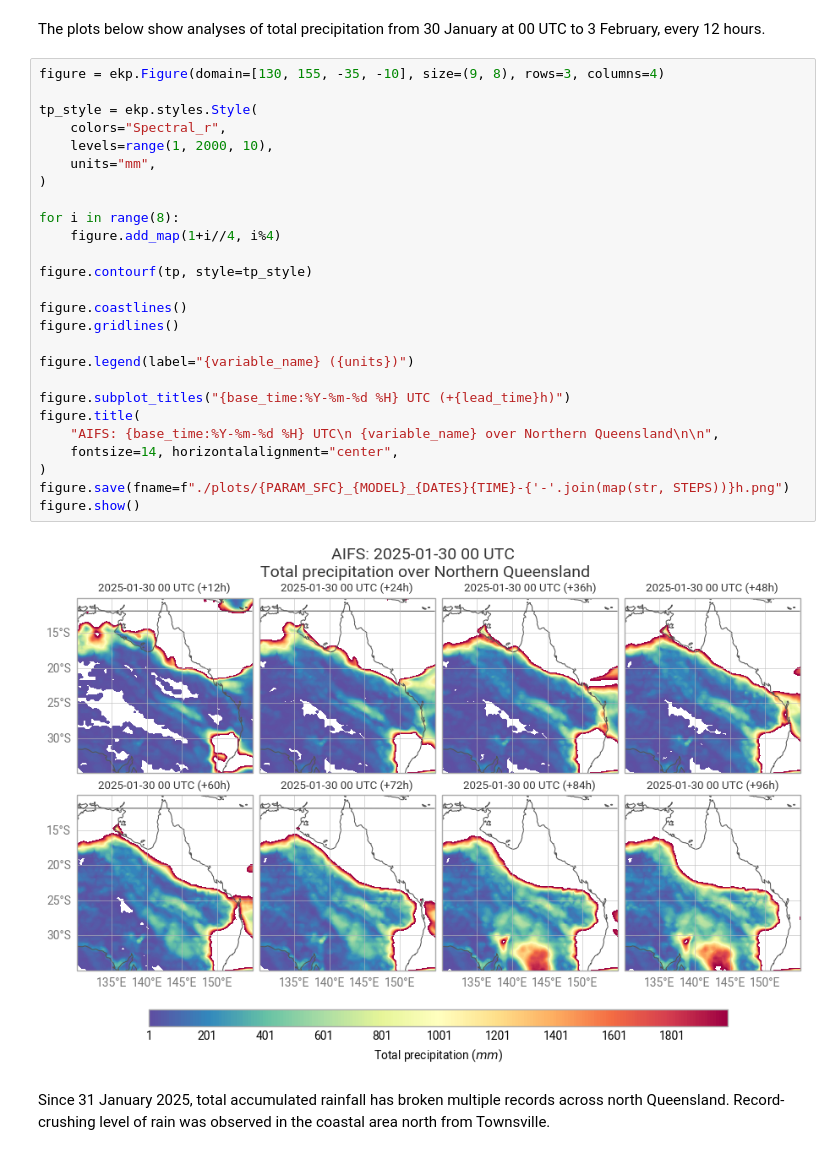
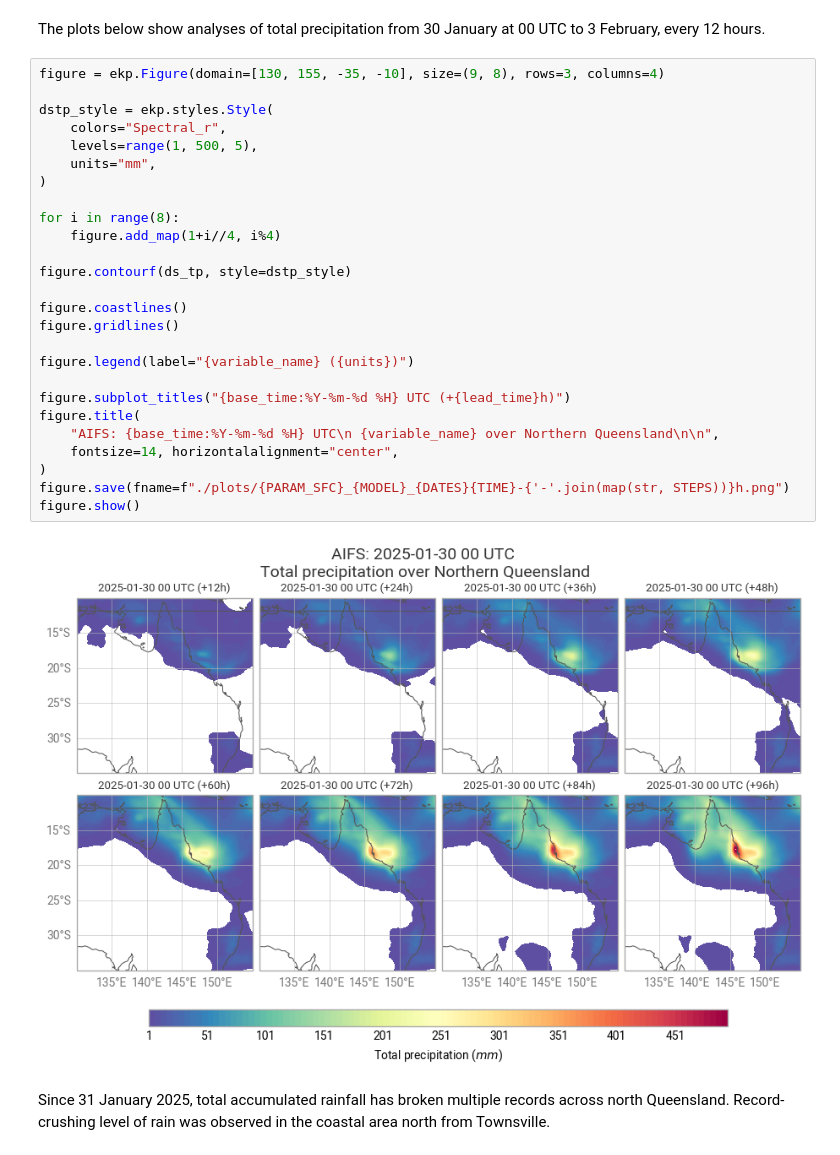
Before and after one commit to ECMWFCode4Earth/open-data-explorer, a Jupyter notebook: openDataVisio/examples/heavy-rain-aifs.ipynb, the cells around one changed output. Saved outputs shown, nothing was run; the diff lists cells and outputs as text.

```diff
--- a/openDataVisio/examples/heavy-rain-aifs.ipynb
+++ b/openDataVisio/examples/heavy-rain-aifs.ipynb
@@ -237,30 +218,30 @@ The plots below show analyses of total precipitation from 30 January at 00 UTC t
 # %%
 figure = ekp.Figure(domain=[130, 155, -35, -10], size=(9, 8), rows=3, columns=4)
 
-tp_style = ekp.styles.Style(
+dstp_style = ekp.styles.Style(
     colors="Spectral_r",
-    levels=range(1, 2000, 10),
+    levels=range(1, 500, 5),
     units="mm",
 )
 
 for i in range(8):
     figure.add_map(1+i//4, i%4)
 
-figure.contourf(tp, style=tp_style)
+figure.contourf(ds_tp, style=dstp_style)
 
 figure.coastlines()
 figure.gridlines()
 
 figure.legend(label="{variable_name} ({units})")
 
 figure.subplot_titles("{base_time:%Y-%m-%d %H} UTC (+{lead_time}h)")
 figure.title(
     "AIFS: {base_time:%Y-%m-%d %H} UTC\n {variable_name} over Northern Queensland\n\n",
     fontsize=14, horizontalalignment="center",
 )
 figure.save(fname=f"./plots/{PARAM_SFC}_{MODEL}_{DATES}{TIME}-{'-'.join(map(str, STEPS))}h.png")
 figure.show()
 # %% [output]
-[figure, old version]
+[figure, new version]
 # %% [markdown]
 Since 31 January 2025, total accumulated rainfall has broken multiple records across north Queensland. Record-crushing level of rain was observed in the coastal area north from Townsville.
```
Also changed, not shown: parts of 6 cells of this notebook, 3 other files.
